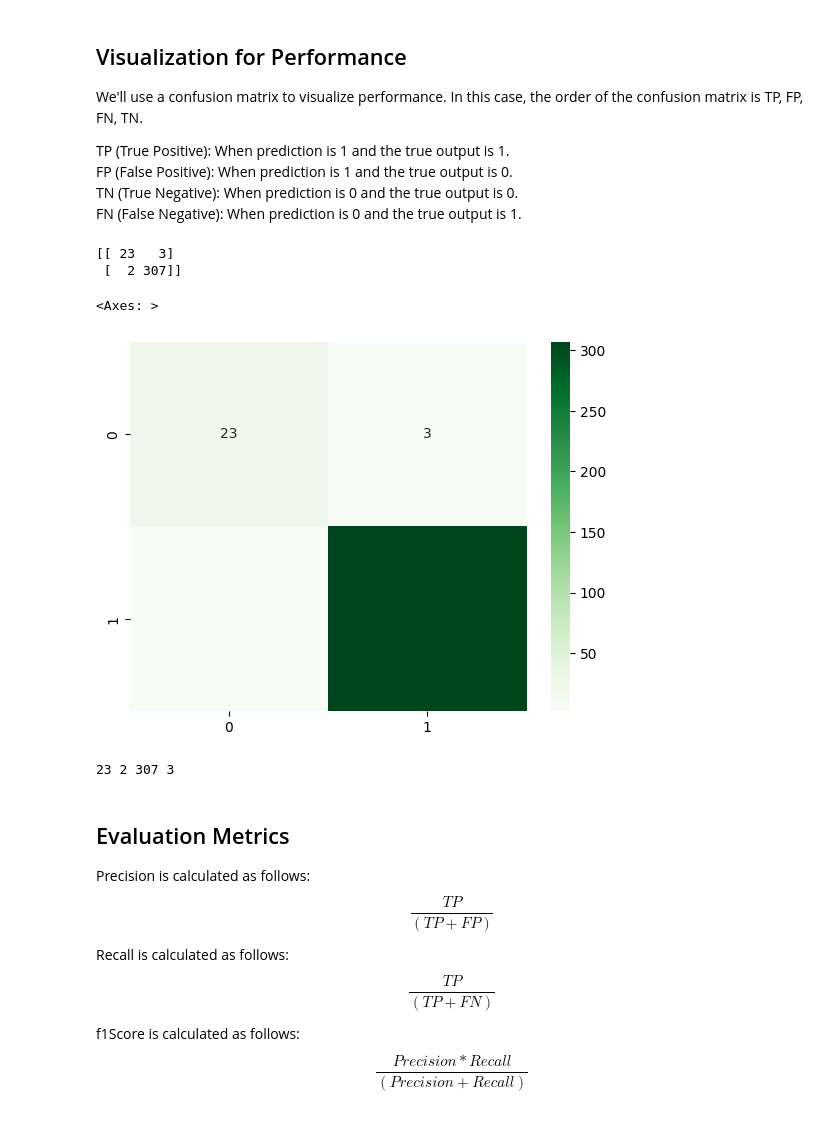
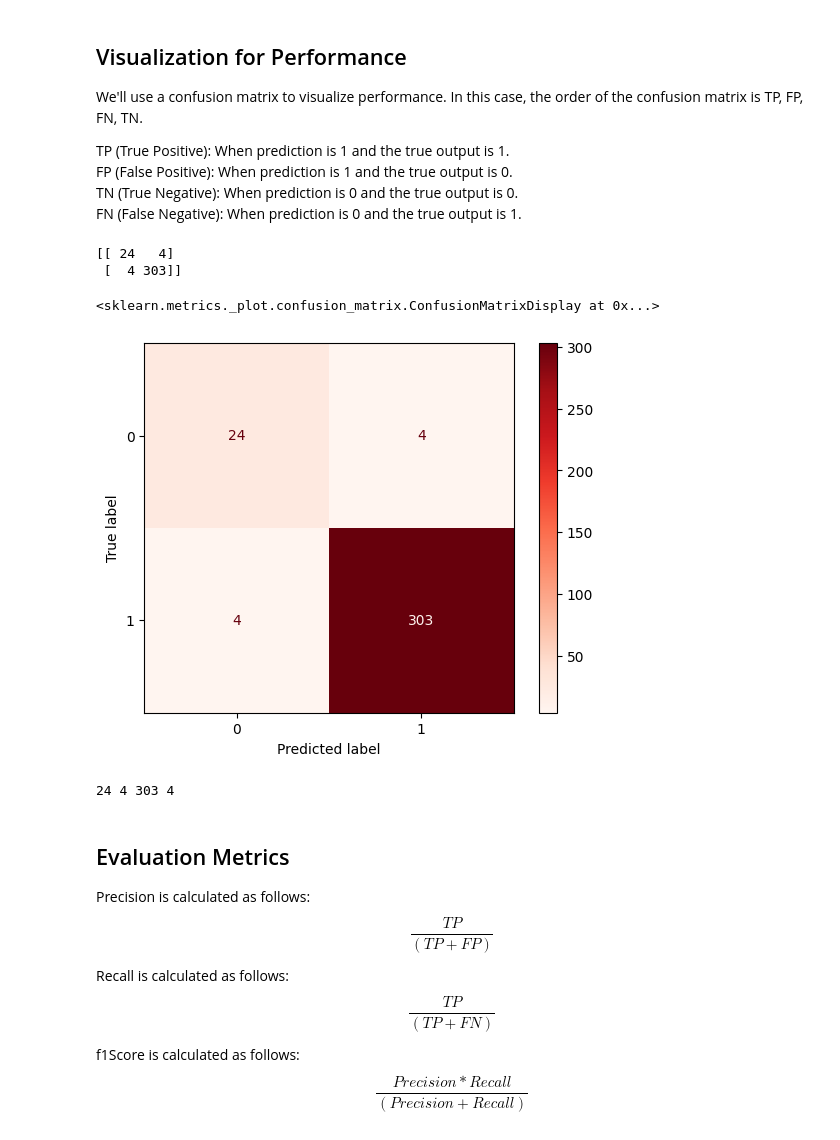
Before and after one commit to alihuss1017/All-NBA-Classifier, a Jupyter notebook: Notebooks/allnbapred.ipynb, the cells around one changed output. Saved outputs shown, nothing was run; the diff lists cells and outputs as text; code cells hidden in the pictures.

Commit message:
[ADD] proper confusion matrix display

```diff
--- a/Notebooks/allnbapred.ipynb
+++ b/Notebooks/allnbapred.ipynb
@@ -268,7 +268,7 @@ class Estimator(BaseEstimator):
         self.model.eval()
         with torch.no_grad():
             outputs = self.model(X)
-            predictions = torch.where(outputs > 0.7, torch.tensor(1), torch.tensor(0))
+            predictions = torch.where(outputs > 0.85, torch.tensor(1), torch.tensor(0))
         return predictions
 
     def get_pt_model(self):
@@ -329,7 +329,7 @@ with torch.no_grad():
 
         test_loss += loss.item()
 
-        predicted_classes = (outputs >= 0.7).float()
+        predicted_classes = (outputs >= 0.85).float()
         correct_predictions += (predicted_classes == labels).sum().item()
         total_samples += labels.size(0)
 
@@ -371,23 +371,22 @@ FP (False Positive): When prediction is 1 and the true output is 0. <br>
 TN (True Negative): When prediction is 0 and the true output is 0. <br>
 FN (False Negative): When prediction is 0 and the true output is 1. <br>
 # %%
-from sklearn.metrics import confusion_matrix
+from sklearn.metrics import confusion_matrix, ConfusionMatrixDisplay
 
-threshold = 0.7
+threshold = 0.8
 pred_labels = (pred_labels >= threshold).astype(int)
 
 conf_mtx = confusion_matrix(true_labels, pred_labels, labels = [1,0])
 print(conf_mtx)
 # %% [output]
-[[ 23   3]
- [  2 307]]
+[[ 24   4]
+ [  4 303]]
-# %%
-import seaborn as sns
-plt.xlabel("")
-sns.heatmap(conf_mtx, annot = True, cmap = "Greens")
-# %% [output]
-<Axes: >
-[figure, removed]
+# %%
+cm_disp = ConfusionMatrixDisplay(conf_mtx)
+cm_disp.plot(cmap = "Reds")
+# %% [output]
+<sklearn.metrics._plot.confusion_matrix.ConfusionMatrixDisplay at 0x...>
+[figure, added]
 # %%
 TP = conf_mtx[0][0]
 FP = conf_mtx[1][0]
@@ -396,7 +395,7 @@ FN = conf_mtx[0][1]
 
 print(TP, FP, TN, FN)
 # %% [output]
-23 2 307 3
+24 4 303 4
 # %% [markdown]
 ## Evaluation Metrics
 
```
Also changed, not shown: parts of 3 cells of this notebook, 1 other file.
